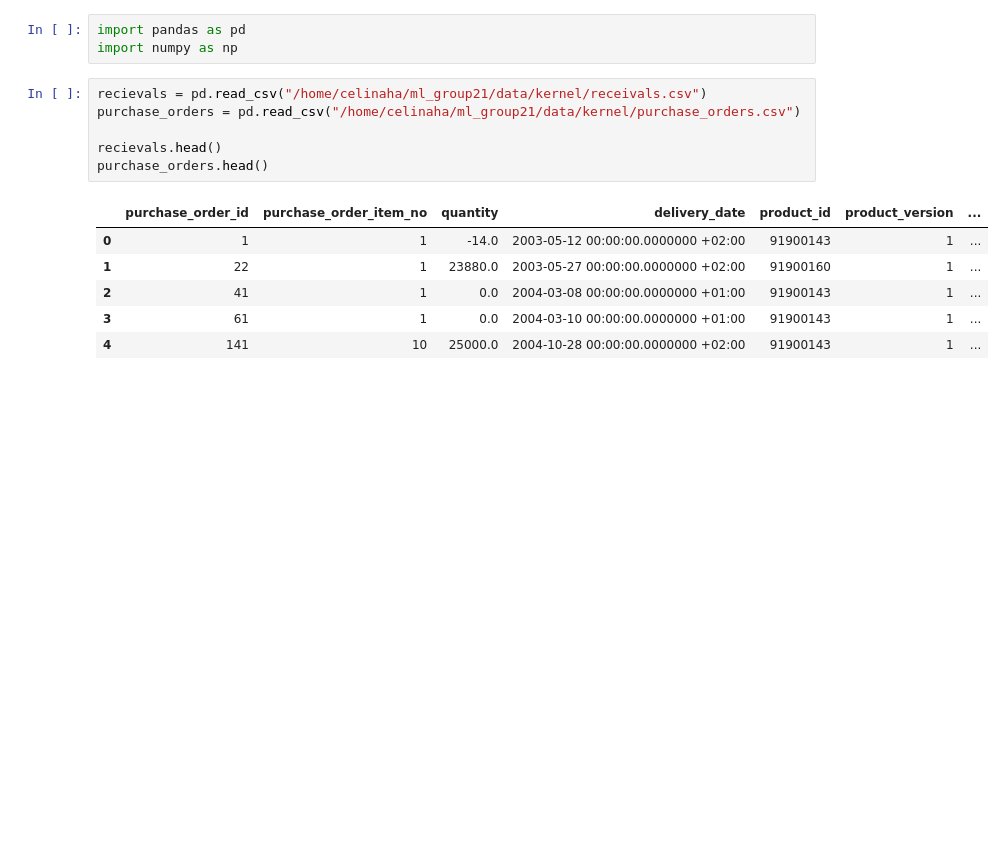
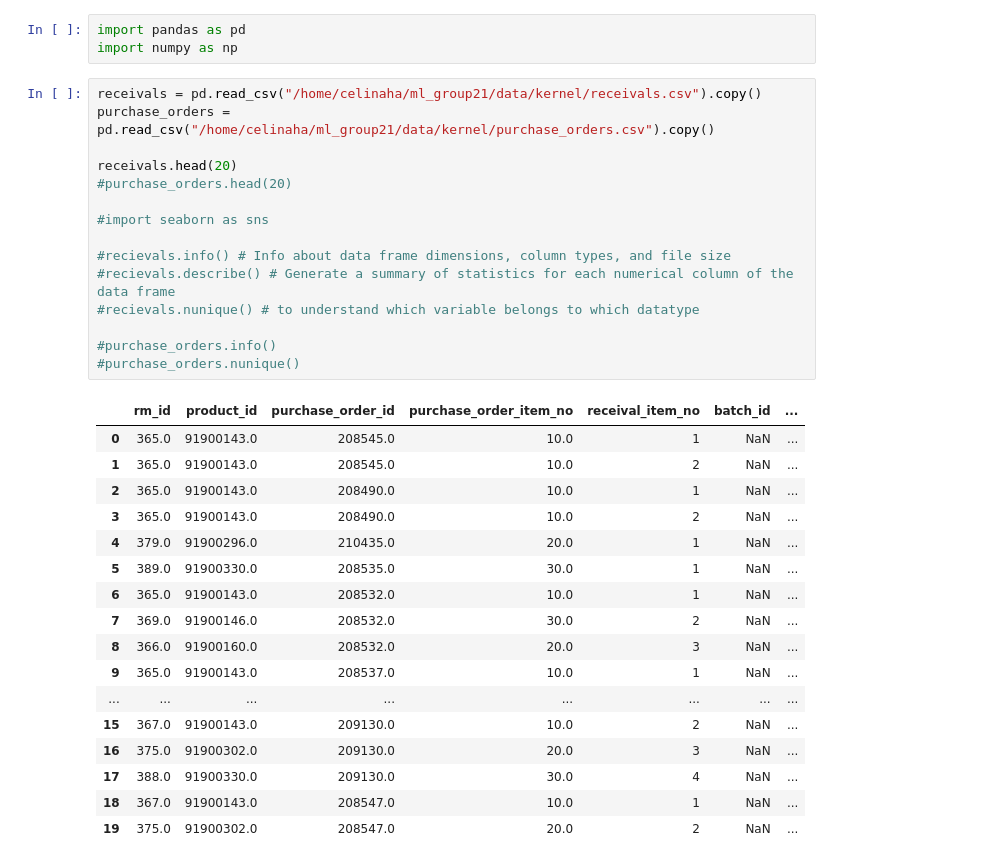
Before and after one commit to celasa/ml_group21, a Jupyter notebook: notebooks/data_prep.ipynb, the cells around one changed output. Cells and saved outputs as stored; diff of their text form; blank space fills up the shorter version.

```diff
--- a/notebooks/data_prep.ipynb
+++ b/notebooks/data_prep.ipynb
@@ -2,15 +2,35 @@
 import pandas as pd
 import numpy as np
 # %%
-recievals = pd.read_csv("/home/celinaha/ml_group21/data/kernel/receivals.csv")
-purchase_orders = pd.read_csv("/home/celinaha/ml_group21/data/kernel/purchase_orders.csv")
+receivals = pd.read_csv("/home/celinaha/ml_group21/data/kernel/receivals.csv").copy()
+purchase_orders = pd.read_csv("/home/celinaha/ml_group21/data/kernel/purchase_orders.csv").copy()
 
-recievals.head()
-purchase_orders.head()
+receivals.head(20)
+#purchase_orders.head(20)
+
+#import seaborn as sns
+
+#recievals.info() # Info about data frame dimensions, column types, and file size
+#recievals.describe() # Generate a summary of statistics for each numerical column of the data frame
+#recievals.nunique() # to understand which variable belongs to which datatype
+
+#purchase_orders.info()
+#purchase_orders.nunique()
 # %% [output]
-|  | purchase_order_id | purchase_order_item_no | quantity | delivery_date | product_id | product_version | ... |
-| 0 | 1 | 1 | -14.0 | 2003-05-12 00:00:00.0000000 +02:00 | 91900143 | 1 | ... |
-| 1 | 22 | 1 | 23880.0 | 2003-05-27 00:00:00.0000000 +02:00 | 91900160 | 1 | ... |
-| 2 | 41 | 1 | 0.0 | 2004-03-08 00:00:00.0000000 +01:00 | 91900143 | 1 | ... |
-| 3 | 61 | 1 | 0.0 | 2004-03-10 00:00:00.0000000 +01:00 | 91900143 | 1 | ... |
-| 4 | 141 | 10 | 25000.0 | 2004-10-28 00:00:00.0000000 +02:00 | 91900143 | 1 | ... |
+|  | rm_id | product_id | purchase_order_id | purchase_order_item_no | receival_item_no | batch_id | ... |
+| 0 | 365.0 | 91900143.0 | 208545.0 | 10.0 | 1 | NaN | ... |
+| 1 | 365.0 | 91900143.0 | 208545.0 | 10.0 | 2 | NaN | ... |
+| 2 | 365.0 | 91900143.0 | 208490.0 | 10.0 | 1 | NaN | ... |
+| 3 | 365.0 | 91900143.0 | 208490.0 | 10.0 | 2 | NaN | ... |
+| 4 | 379.0 | 91900296.0 | 210435.0 | 20.0 | 1 | NaN | ... |
+| 5 | 389.0 | 91900330.0 | 208535.0 | 30.0 | 1 | NaN | ... |
+| 6 | 365.0 | 91900143.0 | 208532.0 | 10.0 | 1 | NaN | ... |
+| 7 | 369.0 | 91900146.0 | 208532.0 | 30.0 | 2 | NaN | ... |
+| 8 | 366.0 | 91900160.0 | 208532.0 | 20.0 | 3 | NaN | ... |
+| 9 | 365.0 | 91900143.0 | 208537.0 | 10.0 | 1 | NaN | ... |
+| ... | ... | ... | ... | ... | ... | ... | ... |
+| 15 | 367.0 | 91900143.0 | 209130.0 | 10.0 | 2 | NaN | ... |
+| 16 | 375.0 | 91900302.0 | 209130.0 | 20.0 | 3 | NaN | ... |
+| 17 | 388.0 | 91900330.0 | 209130.0 | 30.0 | 4 | NaN | ... |
+| 18 | 367.0 | 91900143.0 | 208547.0 | 10.0 | 1 | NaN | ... |
+| 19 | 375.0 | 91900302.0 | 208547.0 | 20.0 | 2 | NaN | ... |
```
Also changed, not shown: parts of 1 cell of this notebook.
